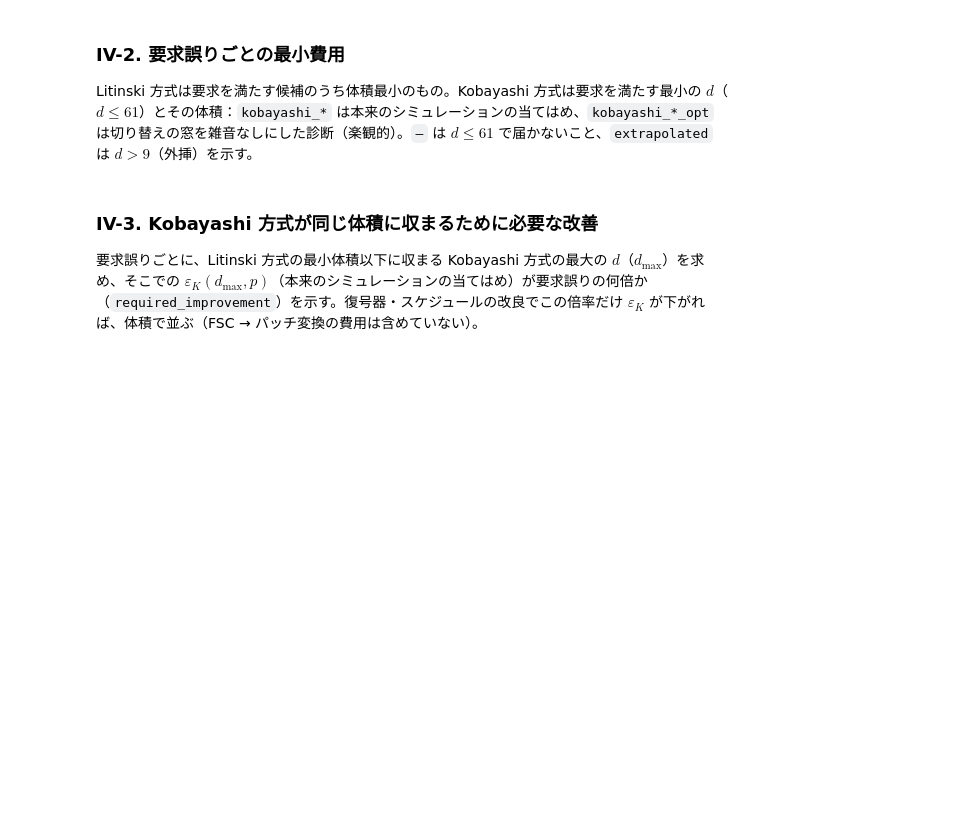
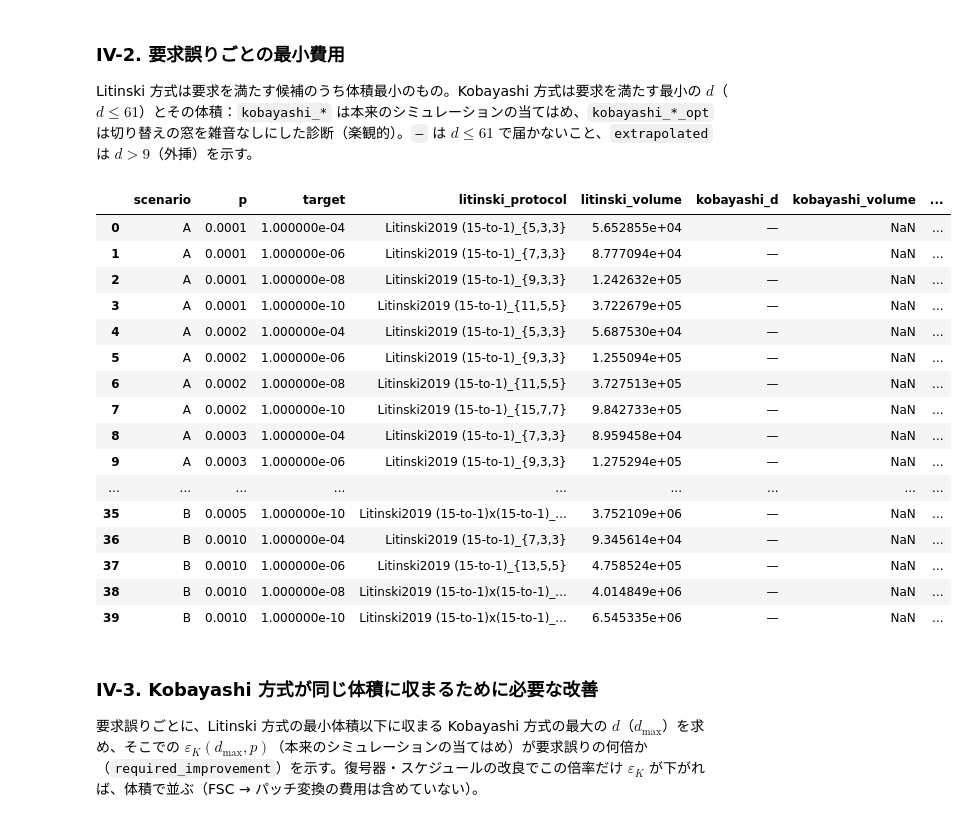
Before and after one commit to Danjobyodo/2026-10-24_StudyWithClaude, a Jupyter notebook: noisy_cost_comparison.ipynb, the cells around one changed output. Saved outputs shown, nothing was run; the diff lists cells and outputs as text; code cells hidden in the pictures; blank space fills up the shorter version.

```diff
--- a/noisy_cost_comparison.ipynb
+++ b/noisy_cost_comparison.ipynb
@@ -11989,38 +14285,54 @@ plt.tight_layout(); plt.savefig(f'{FIGURES}/cost_comparison.png', dpi=150); plt.
 Litinski 方式は要求を満たす候補のうち体積最小のもの。Kobayashi 方式は要求を満たす最小の $d$（$d\le61$）とその体積：`kobayashi_*` は本来のシミュレーションの当てはめ、`kobayashi_*_opt` は切り替えの窓を雑音なしにした診断（楽観的）。`—` は $d\le61$ で届かないこと、`extrapolated` は $d>9$（外挿）を示す。
 # %%
 def kob_min(s, p, t, w_):
-    if (w_, s) not in FIT:
-        return None
     return next((d for d in range(3, 62, 2) if eps_K_model(s, d, p, w_) <= t), None)
 rows = []
 for s in SCENARIOS:
     for p in P_EVAL:
         df = LIT[(s, p)]
         for t in TARGETS:
             ok = df[df.eps <= t]
             lit = ok.loc[ok.volume_steps.idxmin()] if len(ok) else None
             r = dict(scenario=s, p=p, target=t,
                      litinski_protocol=lit.protocol if lit is not None else '—',
                      litinski_eps=lit.eps if lit is not None else np.nan,
                      litinski_qubits=lit.qubits if lit is not None else np.nan,
                      litinski_time_steps=lit.time_steps if lit is not None else np.nan,
                      litinski_volume=lit.volume_steps if lit is not None else np.nan)
             for w_, suf in (('noisy', ''), ('quiet', '_opt')):
                 dk = kob_min(s, p, t, w_)
                 kc = kobayashi_cost(dk) if dk else None
                 r.update({f'kobayashi_d{suf}': dk if dk else '—',
                           f'kobayashi_extrapolated{suf}': bool(dk is not None and dk > 9),
                           f'kobayashi_qubits{suf}': kc['qubits'] if kc else np.nan,
                           f'kobayashi_time_steps{suf}': kc['time_steps'] if kc else np.nan,
                           f'kobayashi_volume{suf}': kc['volume'] if kc else np.nan})
             rows.append(r)
 CMP = pd.DataFrame(rows)
 CMP['volume_ratio_K_over_L'] = CMP.kobayashi_volume / CMP.litinski_volume
 CMP['volume_ratio_K_opt_over_L'] = CMP.kobayashi_volume_opt / CMP.litinski_volume
 pd.set_option('display.max_colwidth', 50)
 CMP[['scenario', 'p', 'target', 'litinski_protocol', 'litinski_volume', 'kobayashi_d', 'kobayashi_volume',
      'volume_ratio_K_over_L', 'kobayashi_d_opt', 'kobayashi_extrapolated_opt', 'kobayashi_volume_opt',
      'volume_ratio_K_opt_over_L']]
+# %% [output]
+|  | scenario | p | target | litinski_protocol | litinski_volume | kobayashi_d | kobayashi_volume | ... |
+| 0 | A | 0.0001 | 1.000000e-04 | Litinski2019 (15-to-1)_{5,3,3} | 5.652855e+04 | — | NaN | ... |
+| 1 | A | 0.0001 | 1.000000e-06 | Litinski2019 (15-to-1)_{7,3,3} | 8.777094e+04 | — | NaN | ... |
+| 2 | A | 0.0001 | 1.000000e-08 | Litinski2019 (15-to-1)_{9,3,3} | 1.242632e+05 | — | NaN | ... |
+| 3 | A | 0.0001 | 1.000000e-10 | Litinski2019 (15-to-1)_{11,5,5} | 3.722679e+05 | — | NaN | ... |
+| 4 | A | 0.0002 | 1.000000e-04 | Litinski2019 (15-to-1)_{5,3,3} | 5.687530e+04 | — | NaN | ... |
+| 5 | A | 0.0002 | 1.000000e-06 | Litinski2019 (15-to-1)_{9,3,3} | 1.255094e+05 | — | NaN | ... |
+| 6 | A | 0.0002 | 1.000000e-08 | Litinski2019 (15-to-1)_{11,5,5} | 3.727513e+05 | — | NaN | ... |
+| 7 | A | 0.0002 | 1.000000e-10 | Litinski2019 (15-to-1)_{15,7,7} | 9.842733e+05 | — | NaN | ... |
+| 8 | A | 0.0003 | 1.000000e-04 | Litinski2019 (15-to-1)_{7,3,3} | 8.959458e+04 | — | NaN | ... |
+| 9 | A | 0.0003 | 1.000000e-06 | Litinski2019 (15-to-1)_{9,3,3} | 1.275294e+05 | — | NaN | ... |
+| ... | ... | ... | ... | ... | ... | ... | ... | ... |
+| 35 | B | 0.0005 | 1.000000e-10 | Litinski2019 (15-to-1)x(15-to-1)_... | 3.752109e+06 | — | NaN | ... |
+| 36 | B | 0.0010 | 1.000000e-04 | Litinski2019 (15-to-1)_{7,3,3} | 9.345614e+04 | — | NaN | ... |
+| 37 | B | 0.0010 | 1.000000e-06 | Litinski2019 (15-to-1)_{13,5,5} | 4.758524e+05 | — | NaN | ... |
+| 38 | B | 0.0010 | 1.000000e-08 | Litinski2019 (15-to-1)x(15-to-1)_... | 4.014849e+06 | — | NaN | ... |
+| 39 | B | 0.0010 | 1.000000e-10 | Litinski2019 (15-to-1)x(15-to-1)_... | 6.545335e+06 | — | NaN | ... |
 # %% [markdown]
 ### IV-3. Kobayashi 方式が同じ体積に収まるために必要な改善
 要求誤りごとに、Litinski 方式の最小体積以下に収まる Kobayashi 方式の最大の $d$（$d_{\max}$）を求め、そこでの $\varepsilon_K(d_{\max},p)$（本来のシミュレーションの当てはめ）が要求誤りの何倍か（`required_improvement`）を示す。復号器・スケジュールの改良でこの倍率だけ $\varepsilon_K$ が下がれば、体積で並ぶ（FSC → パッチ変換の費用は含めていない）。
```
Also changed, not shown: parts of 17 cells of this notebook, 8 other files.
